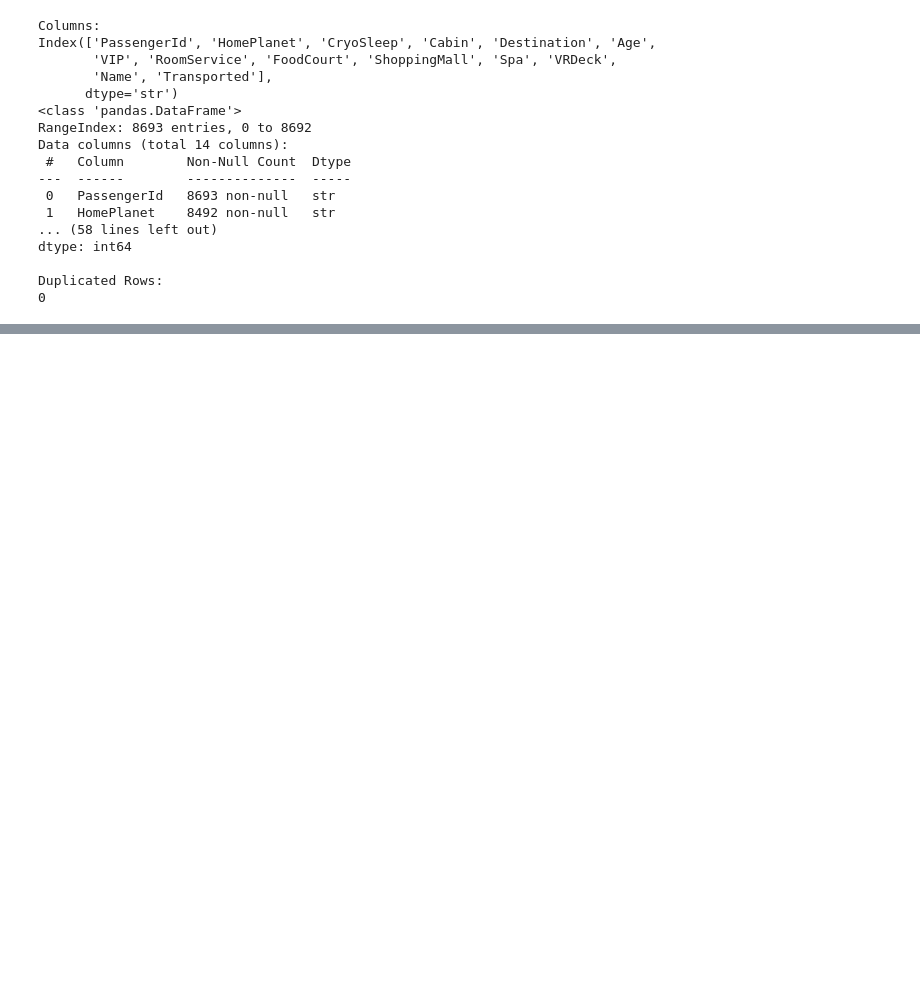
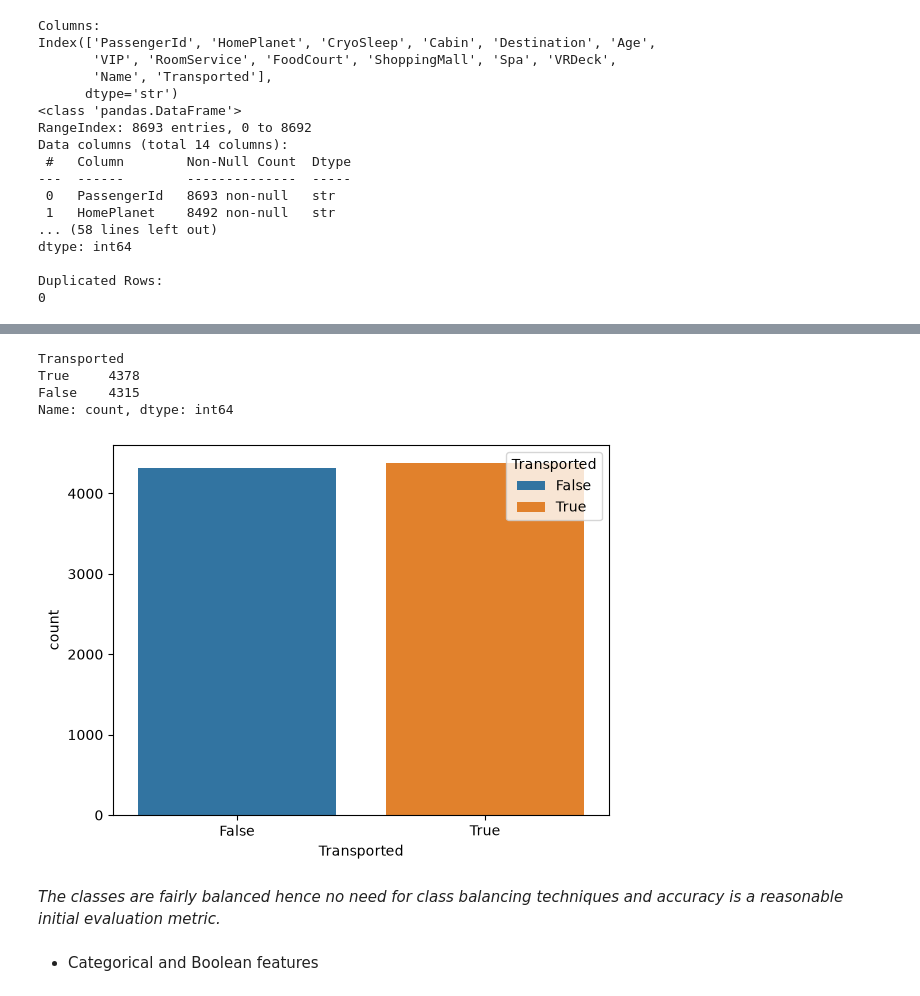
Before and after one commit to divneyrop/data-portfolio, a Jupyter notebook: notebooks/spaceship/eda.ipynb, the cells around one changed output, grey strips where cells are left out. Cells and saved outputs as stored; diff of their text form; code cells hidden in the pictures; blank space fills up the shorter version.

```diff
--- a/notebooks/spaceship/eda.ipynb
+++ b/notebooks/spaceship/eda.ipynb
@@ -43,0 +49,16 @@ Duplicated Rows:
+# %%
+transported = df['Transported'].value_counts()
+print(transported)
+
+sns.countplot(data=df, x='Transported', hue='Transported')
+plt.show()
+# %% [output]
+Transported
+True     4378
+False    4315
+Name: count, dtype: int64
+[figure, added]
+# %% [markdown]
+*The classes are fairly balanced hence no need for class balancing techniques and accuracy is a reasonable initial evaluation metric.*
+# %% [markdown]
+* Categorical and Boolean features
```
Also changed, not shown: parts of 7 cells of this notebook.
